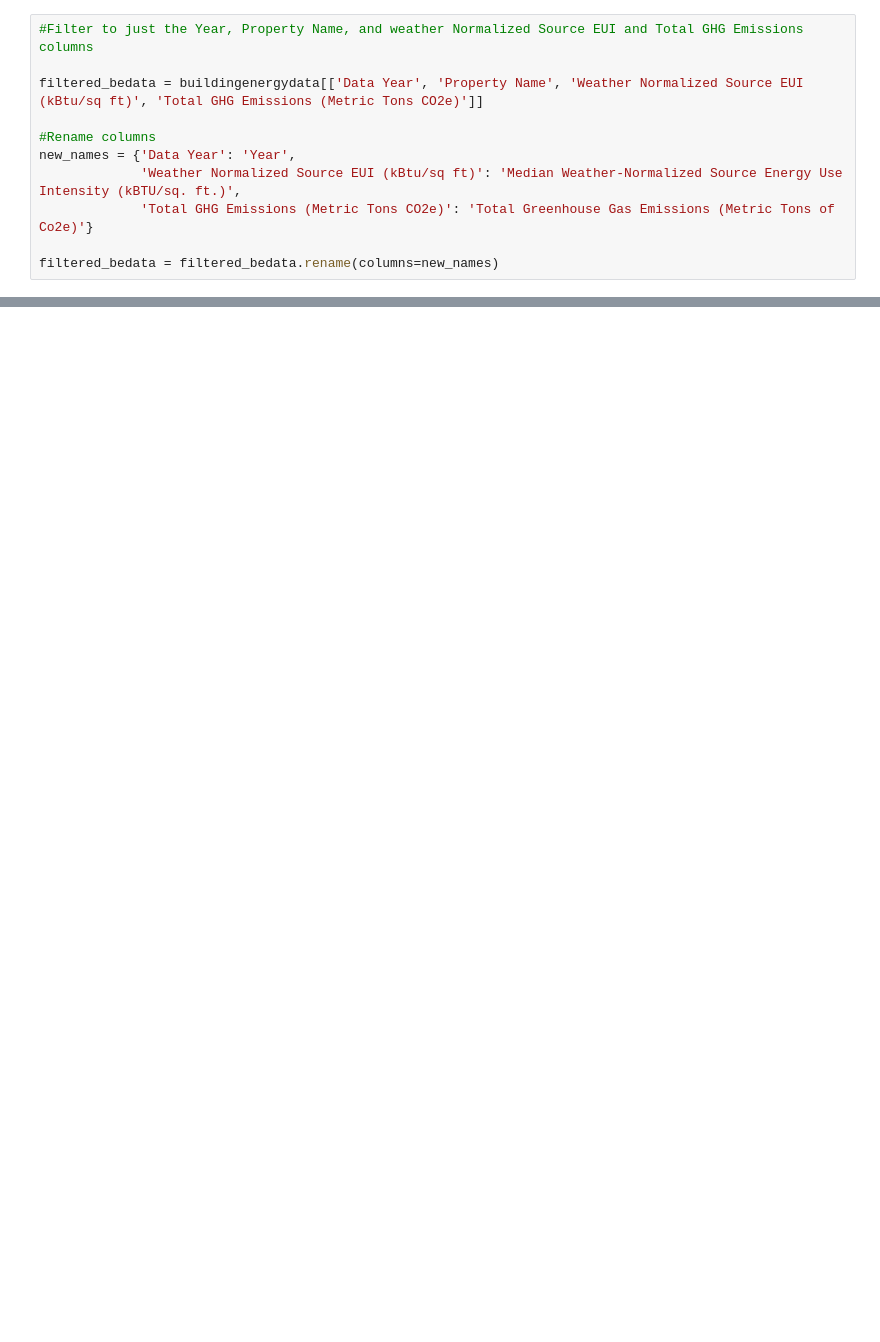
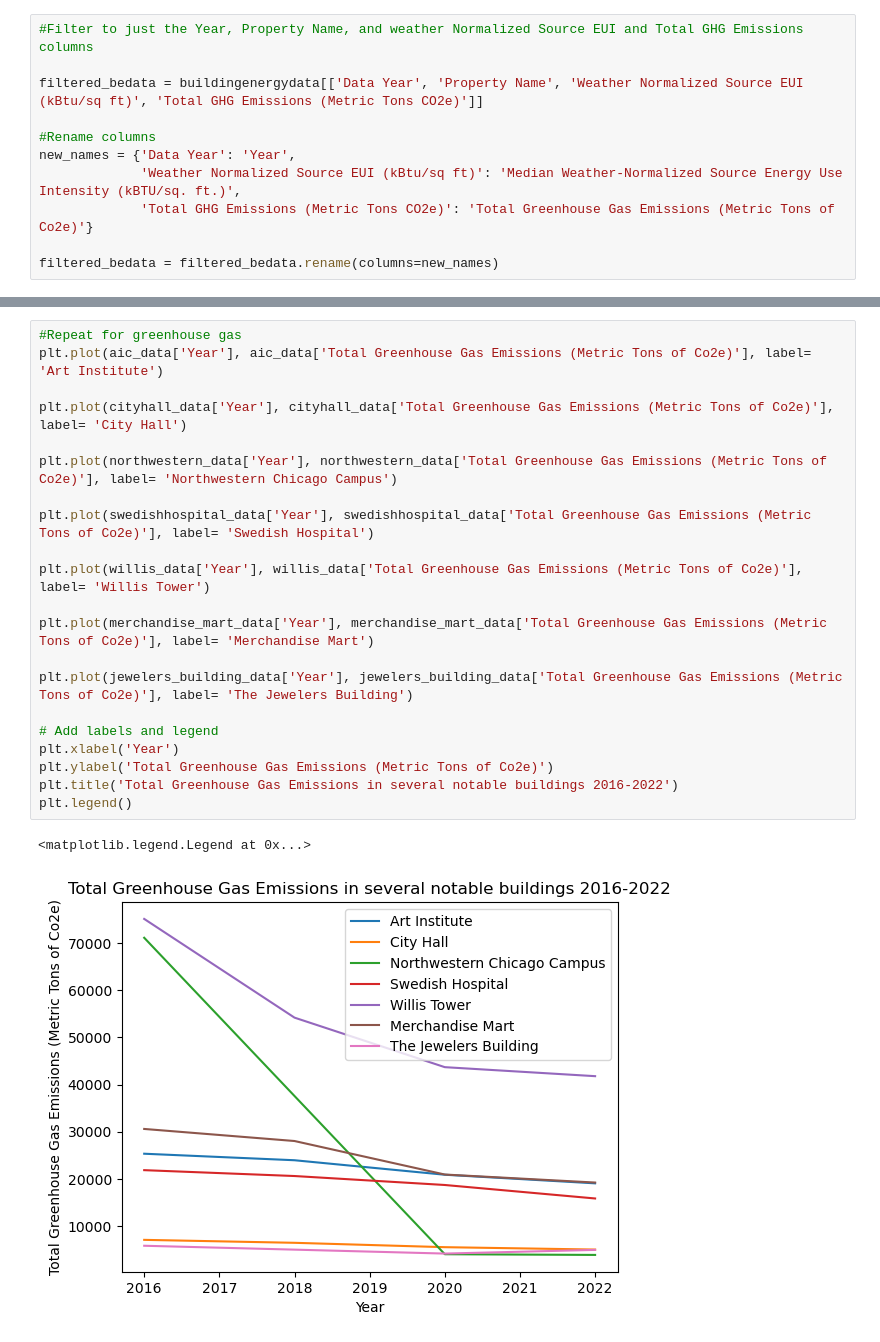
Before and after one commit to BlufferMK/Nexus-Navigators, a Jupyter notebook: six-year single building data tables/six-year notable single building charts.ipynb, the cells around one changed output, grey strips where cells are left out. Cells and saved outputs as stored; diff of their text form; blank space fills up the shorter version.

```diff
--- a/six-year single building data tables/six-year notable single building charts.ipynb
+++ b/six-year single building data tables/six-year notable single building charts.ipynb
@@ -106,0 +192,24 @@ swedishhospital_data
+# %%
+#Repeat for greenhouse gas
+plt.plot(aic_data['Year'], aic_data['Total Greenhouse Gas Emissions (Metric Tons of Co2e)'], label= 'Art Institute')
+
+plt.plot(cityhall_data['Year'], cityhall_data['Total Greenhouse Gas Emissions (Metric Tons of Co2e)'], label= 'City Hall')
+
+plt.plot(northwestern_data['Year'], northwestern_data['Total Greenhouse Gas Emissions (Metric Tons of Co2e)'], label= 'Northwestern Chicago Campus')
+
+plt.plot(swedishhospital_data['Year'], swedishhospital_data['Total Greenhouse Gas Emissions (Metric Tons of Co2e)'], label= 'Swedish Hospital')
+
+plt.plot(willis_data['Year'], willis_data['Total Greenhouse Gas Emissions (Metric Tons of Co2e)'], label= 'Willis Tower')
+
+plt.plot(merchandise_mart_data['Year'], merchandise_mart_data['Total Greenhouse Gas Emissions (Metric Tons of Co2e)'], label= 'Merchandise Mart')
+
+plt.plot(jewelers_building_data['Year'], jewelers_building_data['Total Greenhouse Gas Emissions (Metric Tons of Co2e)'], label= 'The Jewelers Building')
+
+# Add labels and legend
+plt.xlabel('Year')
+plt.ylabel('Total Greenhouse Gas Emissions (Metric Tons of Co2e)')
+plt.title('Total Greenhouse Gas Emissions in several notable buildings 2016-2022')
+plt.legend()
+# %% [output]
+<matplotlib.legend.Legend at 0x...>
+[figure, added]
```
Also changed, not shown: parts of 5 cells of this notebook, 1 other file.
